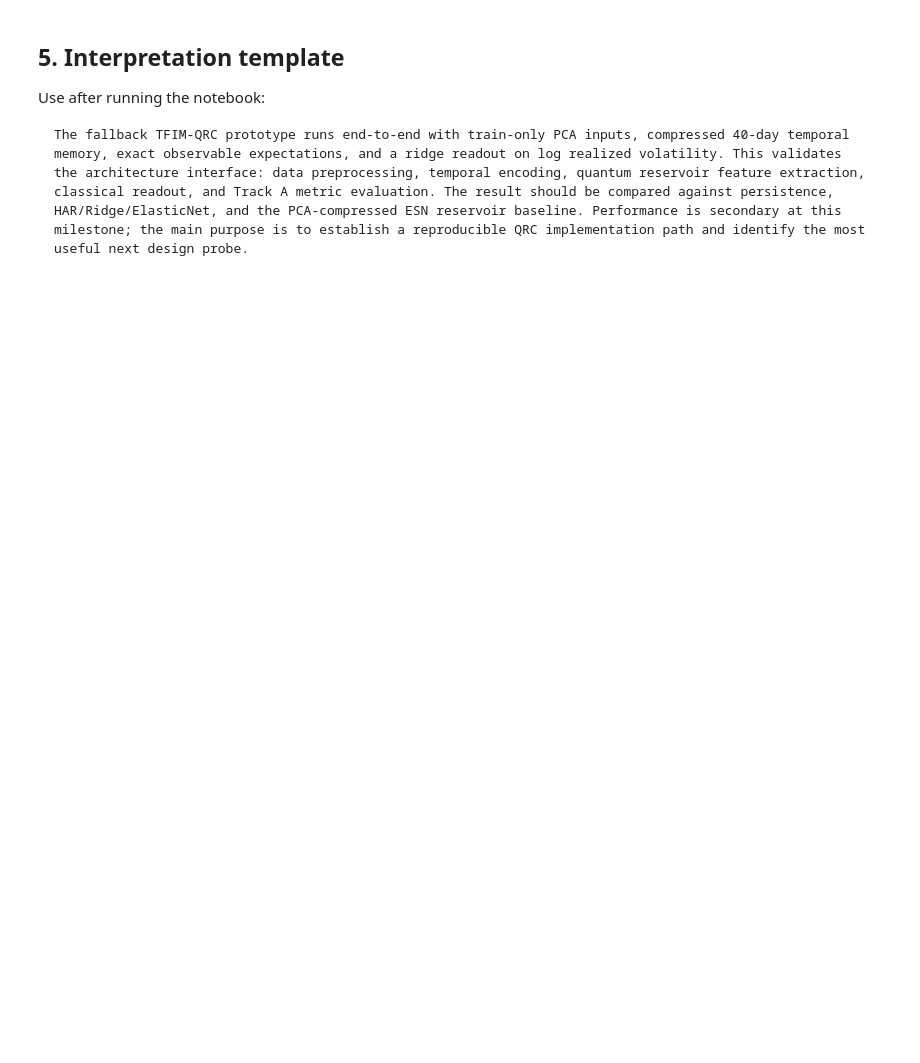
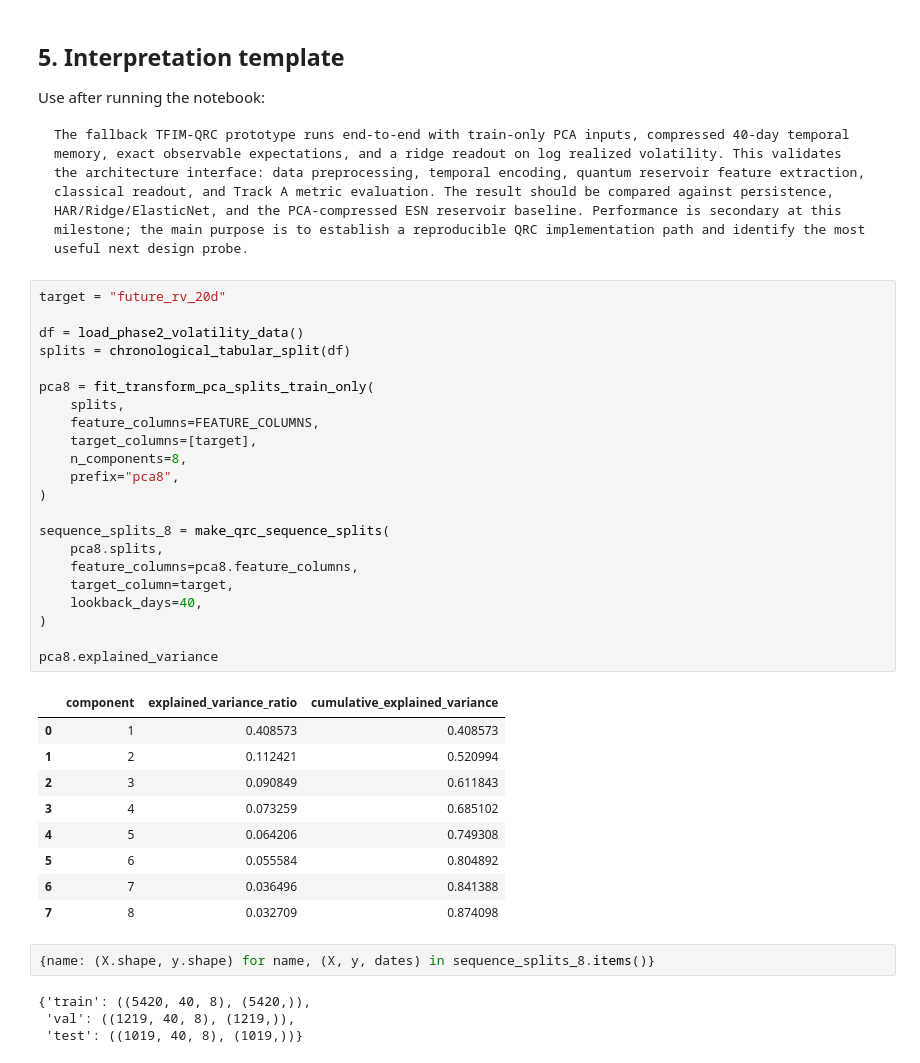
Before and after one commit to friedsam/qpitome-qrc-volatility, a Jupyter notebook: notebooks/phase2_tfim_qrc_light_touch_prototype.ipynb, the cells around one changed output. Saved outputs shown, nothing was run; the diff lists cells and outputs as text; blank space fills up the shorter version.

````diff
--- a/notebooks/phase2_tfim_qrc_light_touch_prototype.ipynb
+++ b/notebooks/phase2_tfim_qrc_light_touch_prototype.ipynb
@@ -140,3 +197,41 @@ Use after running the notebook:
 ```text
 The fallback TFIM-QRC prototype runs end-to-end with train-only PCA inputs, compressed 40-day temporal memory, exact observable expectations, and a ridge readout on log realized volatility. This validates the architecture interface: data preprocessing, temporal encoding, quantum reservoir feature extraction, classical readout, and Track A metric evaluation. The result should be compared against persistence, HAR/Ridge/ElasticNet, and the PCA-compressed ESN reservoir baseline. Performance is secondary at this milestone; the main purpose is to establish a reproducible QRC implementation path and identify the most useful next design probe.
 ```
+# %%
+target = "future_rv_20d"
+
+df = load_phase2_volatility_data()
+splits = chronological_tabular_split(df)
+
+pca8 = fit_transform_pca_splits_train_only(
+    splits,
+    feature_columns=FEATURE_COLUMNS,
+    target_columns=[target],
+    n_components=8,
+    prefix="pca8",
+)
+
+sequence_splits_8 = make_qrc_sequence_splits(
+    pca8.splits,
+    feature_columns=pca8.feature_columns,
+    target_column=target,
+    lookback_days=40,
+)
+
+pca8.explained_variance
+# %% [output]
+|  | component | explained_variance_ratio | cumulative_explained_variance |
+| 0 | 1 | 0.408573 | 0.408573 |
+| 1 | 2 | 0.112421 | 0.520994 |
+| 2 | 3 | 0.090849 | 0.611843 |
+| 3 | 4 | 0.073259 | 0.685102 |
+| 4 | 5 | 0.064206 | 0.749308 |
+| 5 | 6 | 0.055584 | 0.804892 |
+| 6 | 7 | 0.036496 | 0.841388 |
+| 7 | 8 | 0.032709 | 0.874098 |
+# %%
+{name: (X.shape, y.shape) for name, (X, y, dates) in sequence_splits_8.items()}
+# %% [output]
+{'train': ((5420, 40, 8), (5420,)),
+ 'val': ((1219, 40, 8), (1219,)),
+ 'test': ((1019, 40, 8), (1019,))}
````
Also changed, not shown: parts of 8 cells of this notebook, 5 other files.
